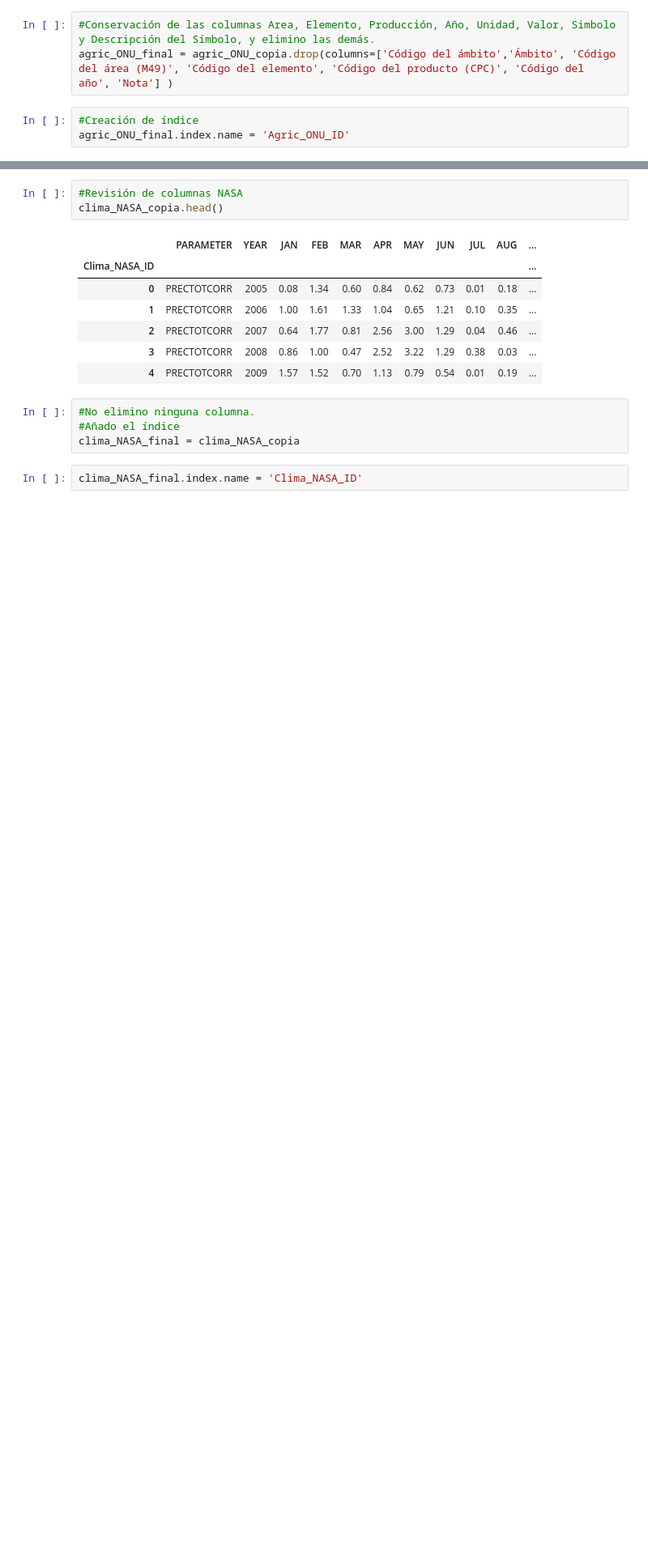
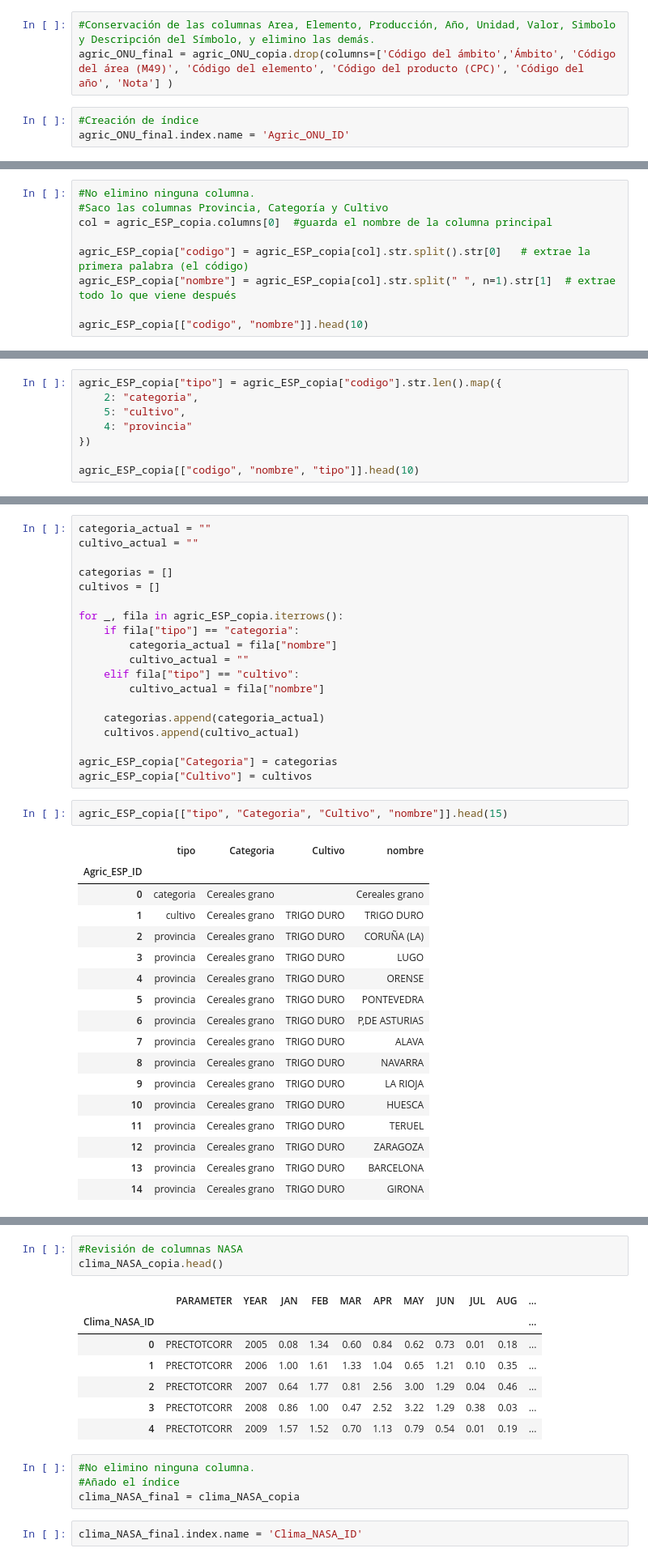
Before and after one commit to RosaSierr0609/Impacto-del-clima-en-la-agricultura-, a Jupyter notebook: 1. Exploración_preprocesamiento.ipynb, the cells around one changed output, grey strips where cells are left out. Shown at 81% size. Saved outputs shown, nothing was run; the diff lists cells and outputs as text; blank space fills up the shorter version.

Commit message:
Modifico dataset ESYRCE
Saco columnas de Provincia, categoría y cultivos

```diff
--- a/1. Exploración_preprocesamiento.ipynb
+++ b/1. Exploración_preprocesamiento.ipynb
@@ -325,0 +310,9 @@ agric_ESP_final.head()
+# %%
+#No elimino ninguna columna.
+#Saco las columnas Provincia, Categoría y Cultivo
+col = agric_ESP_copia.columns[0]  #guarda el nombre de la columna principal
+
+agric_ESP_copia["codigo"] = agric_ESP_copia[col].str.split().str[0]   # extrae la primera palabra (el código)
+agric_ESP_copia["nombre"] = agric_ESP_copia[col].str.split(" ", n=1).str[1]  # extrae todo lo que viene después
+
+agric_ESP_copia[["codigo", "nombre"]].head(10)
@@ -325,0 +332,8 @@ agric_ESP_final.head()
+# %%
+agric_ESP_copia["tipo"] = agric_ESP_copia["codigo"].str.len().map({
+    2: "categoria",
+    5: "cultivo",
+    4: "provincia"
+})
+
+agric_ESP_copia[["codigo", "nombre", "tipo"]].head(10)
@@ -325,0 +353,39 @@ agric_ESP_final.head()
+# %%
+categoria_actual = ""
+cultivo_actual = ""
+
+categorias = []
+cultivos = []
+
+for _, fila in agric_ESP_copia.iterrows():
+    if fila["tipo"] == "categoria":
+        categoria_actual = fila["nombre"]
+        cultivo_actual = ""
+    elif fila["tipo"] == "cultivo":
+        cultivo_actual = fila["nombre"]
+
+    categorias.append(categoria_actual)
+    cultivos.append(cultivo_actual)
+
+agric_ESP_copia["Categoria"] = categorias
+agric_ESP_copia["Cultivo"] = cultivos
+# %%
+agric_ESP_copia[["tipo", "Categoria", "Cultivo", "nombre"]].head(15)
+# %% [output]
+|  | tipo | Categoria | Cultivo | nombre |
+| Agric_ESP_ID |  |  |  |  |
+| 0 | categoria | Cereales grano |  | Cereales grano |
+| 1 | cultivo | Cereales grano | TRIGO DURO | TRIGO DURO |
+| 2 | provincia | Cereales grano | TRIGO DURO | CORUÑA (LA) |
+| 3 | provincia | Cereales grano | TRIGO DURO | LUGO |
+| 4 | provincia | Cereales grano | TRIGO DURO | ORENSE |
+| 5 | provincia | Cereales grano | TRIGO DURO | PONTEVEDRA |
+| 6 | provincia | Cereales grano | TRIGO DURO | P,DE ASTURIAS |
+| 7 | provincia | Cereales grano | TRIGO DURO | ALAVA |
+| 8 | provincia | Cereales grano | TRIGO DURO | NAVARRA |
+| 9 | provincia | Cereales grano | TRIGO DURO | LA RIOJA |
+| 10 | provincia | Cereales grano | TRIGO DURO | HUESCA |
+| 11 | provincia | Cereales grano | TRIGO DURO | TERUEL |
+| 12 | provincia | Cereales grano | TRIGO DURO | ZARAGOZA |
+| 13 | provincia | Cereales grano | TRIGO DURO | BARCELONA |
+| 14 | provincia | Cereales grano | TRIGO DURO | GIRONA |
```
Also changed, not shown: parts of 10 cells of this notebook, 1 other file.
